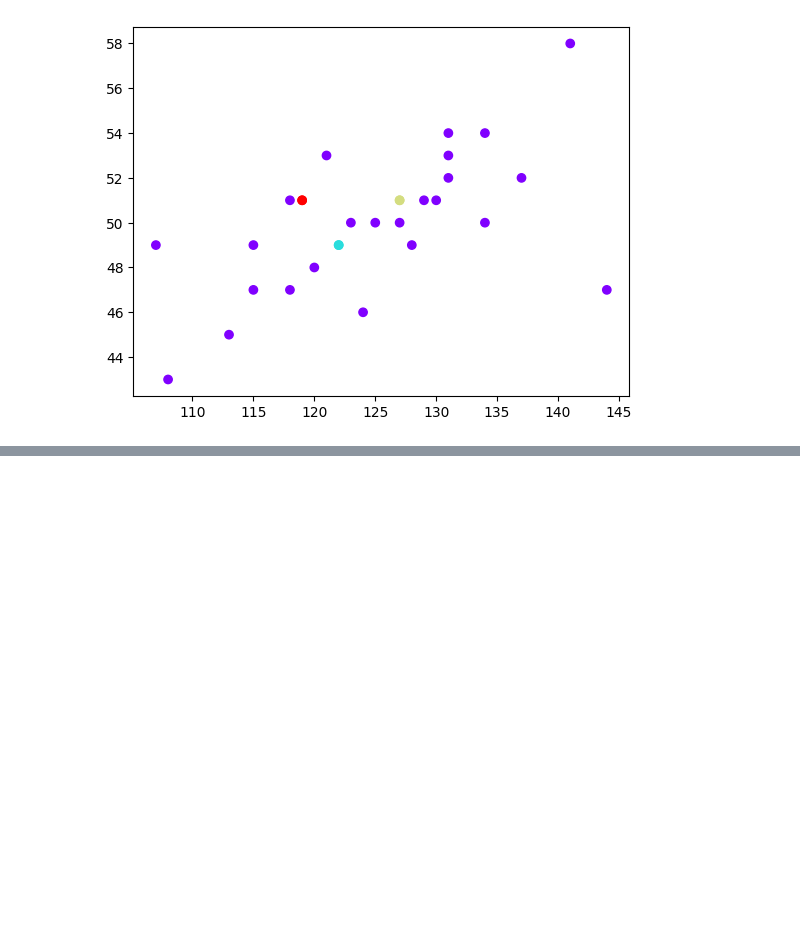
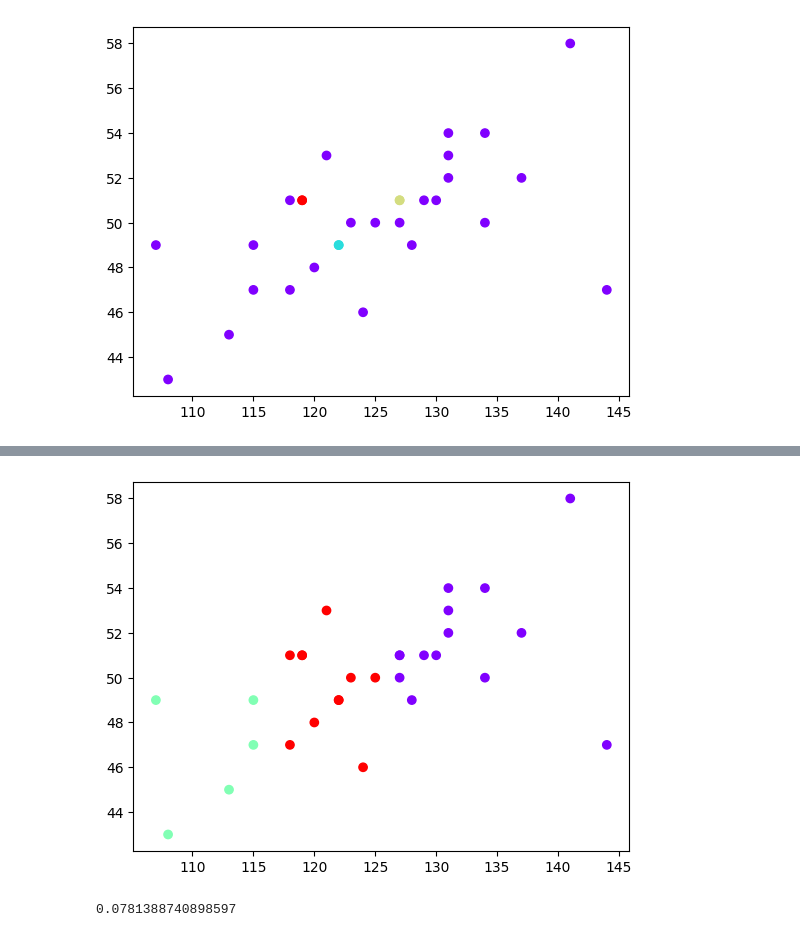
Before and after one commit to Park-HY-00/BAV, a Jupyter notebook: week8-hw.ipynb, the cells around one changed output, grey strips where cells are left out. Cells and saved outputs as stored; diff of their text form; code cells hidden in the pictures; blank space fills up the shorter version.

```diff
--- a/week8-hw.ipynb
+++ b/week8-hw.ipynb
@@ -301,0 +347,16 @@ ValueError: 'c' argument must be a color, a sequence of colors, or a sequence of
+# %%
+training_points = insect_df[["col1", "col2"]]
+training_labels = insect_df["target"]
+
+agglo = AgglomerativeClustering(n_clusters=3, linkage="complete").fit(training_points)
+
+plt.scatter(training_points["col1"], training_points["col2"], c=agglo.labels_, cmap='rainbow')
+
+plt.show()
+
+arc = adjusted_rand_score(training_labels, agglo.labels_)
+
+print(arc)
+# %% [output]
+[figure, added]
+0.0781388740898597
```
Also changed, not shown: parts of 5 cells of this notebook.
